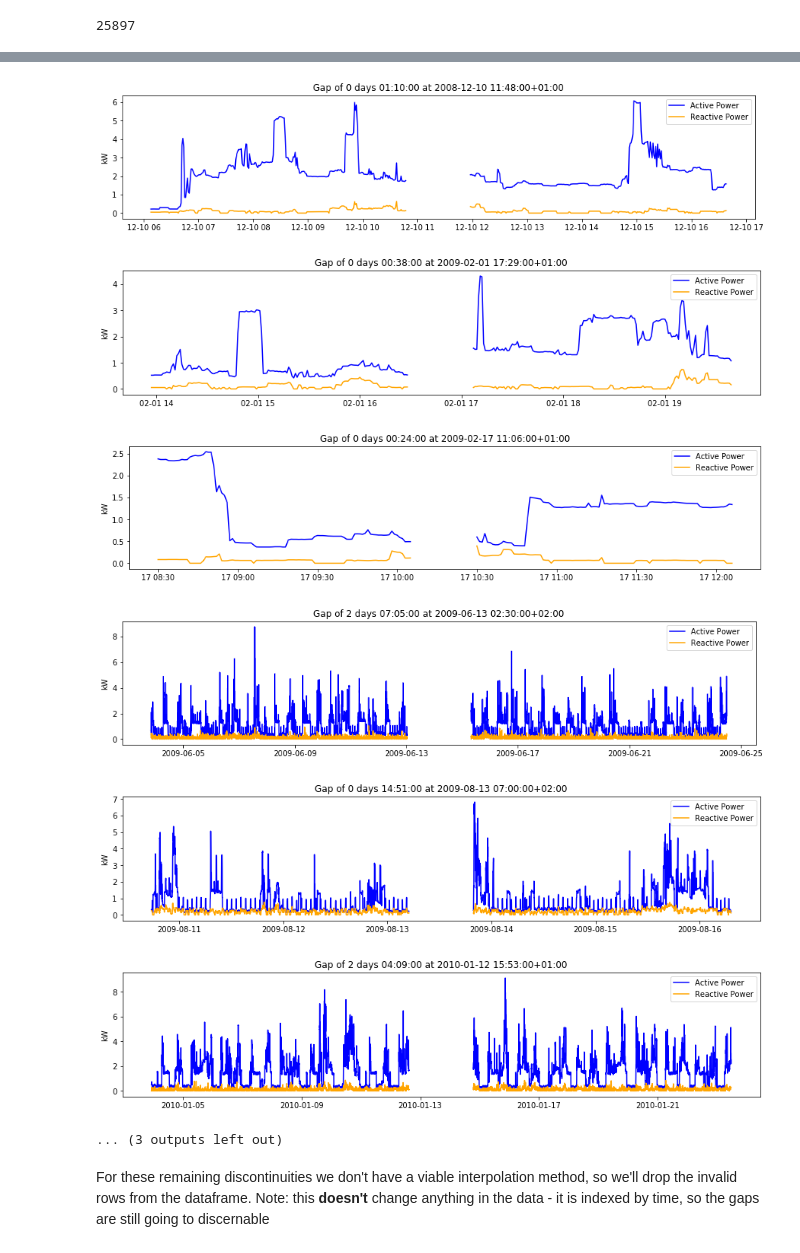
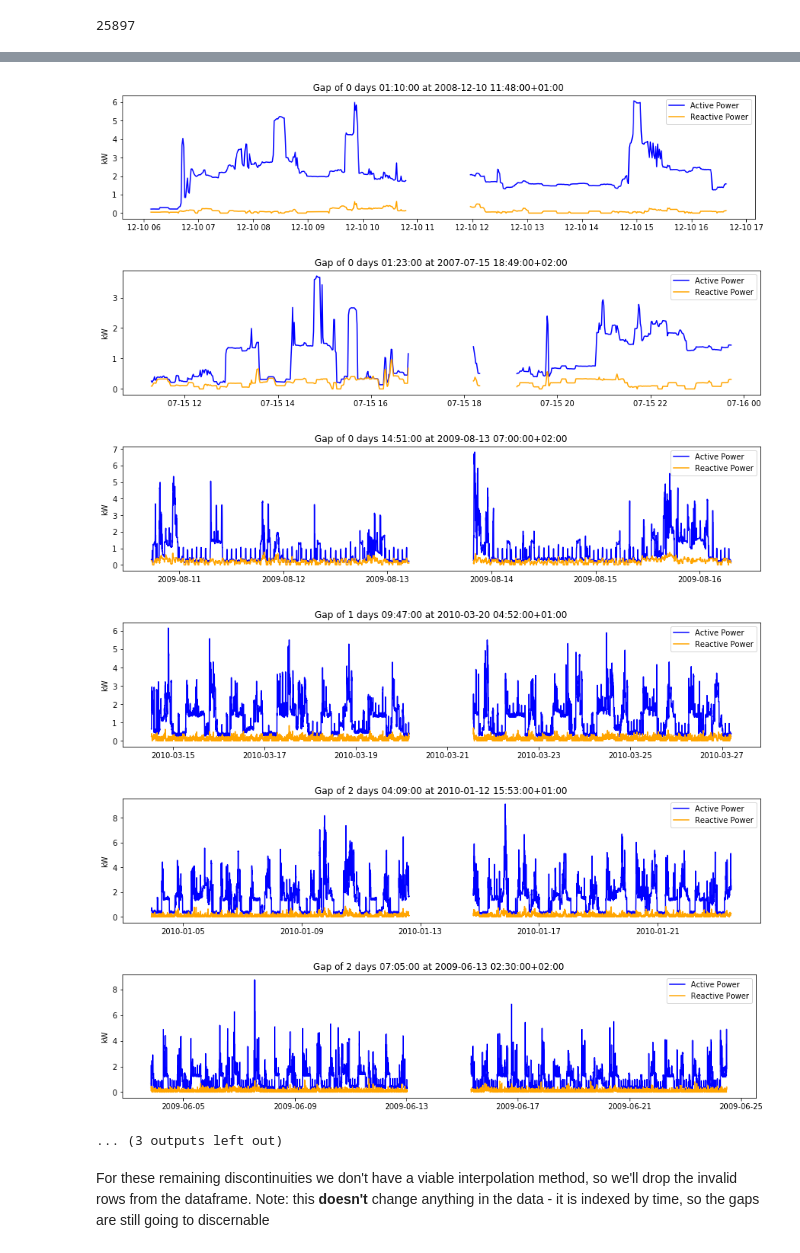
Before and after one commit to dsjstc/EnergyPrj, a Jupyter notebook: ReportBooks/Normalize.ipynb, the cells around one changed output, grey strips where cells are left out. Cells and saved outputs as stored; diff of their text form; code cells hidden in the pictures.

```diff
--- a/ReportBooks/Normalize.ipynb
+++ b/ReportBooks/Normalize.ipynb
@@ -139,7 +139,7 @@ df.isnull().any(axis=1).sum()
 25897
 # %%
 # What do the remaining discontinuities look like?
-for [start, end] in sequential_nans(df):
+for [start, end] in sorted([*sequential_nans(df)], key=lambda x: x[1] - x[0]):
     plt.figure(figsize=(15,3))
     scale = 4 * (end - start)
     indx = df[(start-scale):(end+scale)]
@@ -158,9 +158,9 @@ for [start, end] in sequential_nans(df):
 [figure]
-[figure, old version]
+[figure, new version]
-[figure, old version]
+[figure, new version]
-[figure, old version]
+[figure, new version]
-[figure, old version]
+[figure, new version]
-[figure, old version]
+[figure, new version]
 ... (3 outputs left out)
 # %% [markdown]
 For these remaining discontinuities we don't have a viable interpolation method, so we'll drop the invalid rows from the dataframe. Note: this **doesn't** change anything in the data - it is indexed by time, so the gaps are still going to discernable
```
Also changed, not shown: parts of 2 cells of this notebook, 5 other files.
